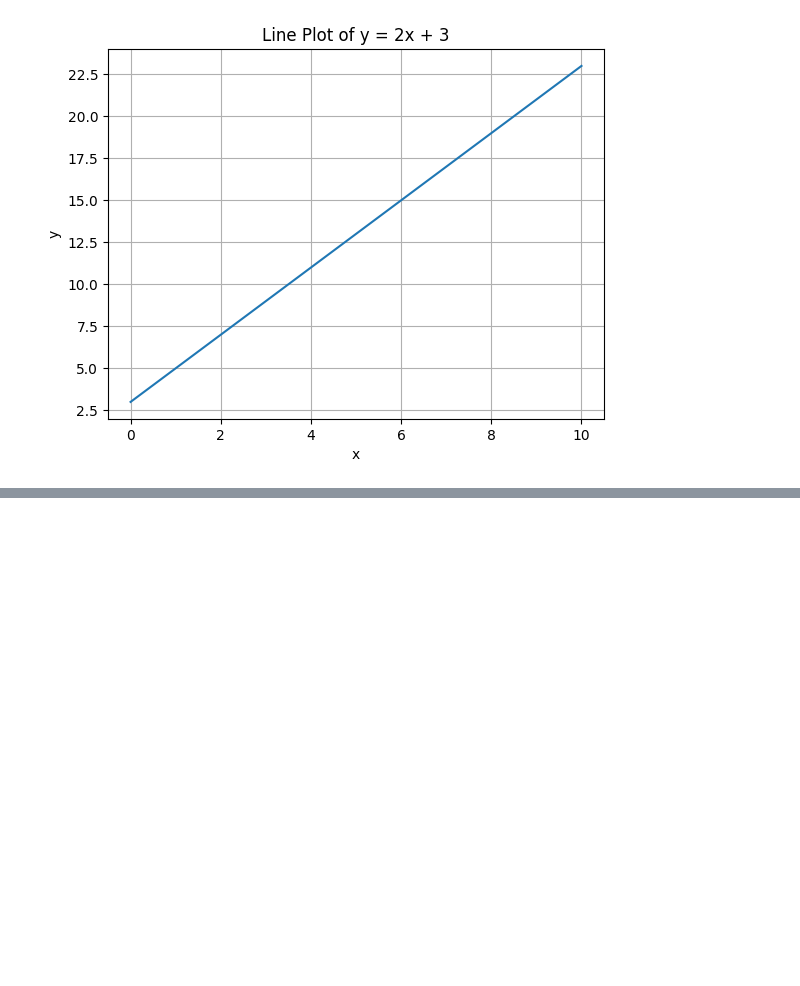
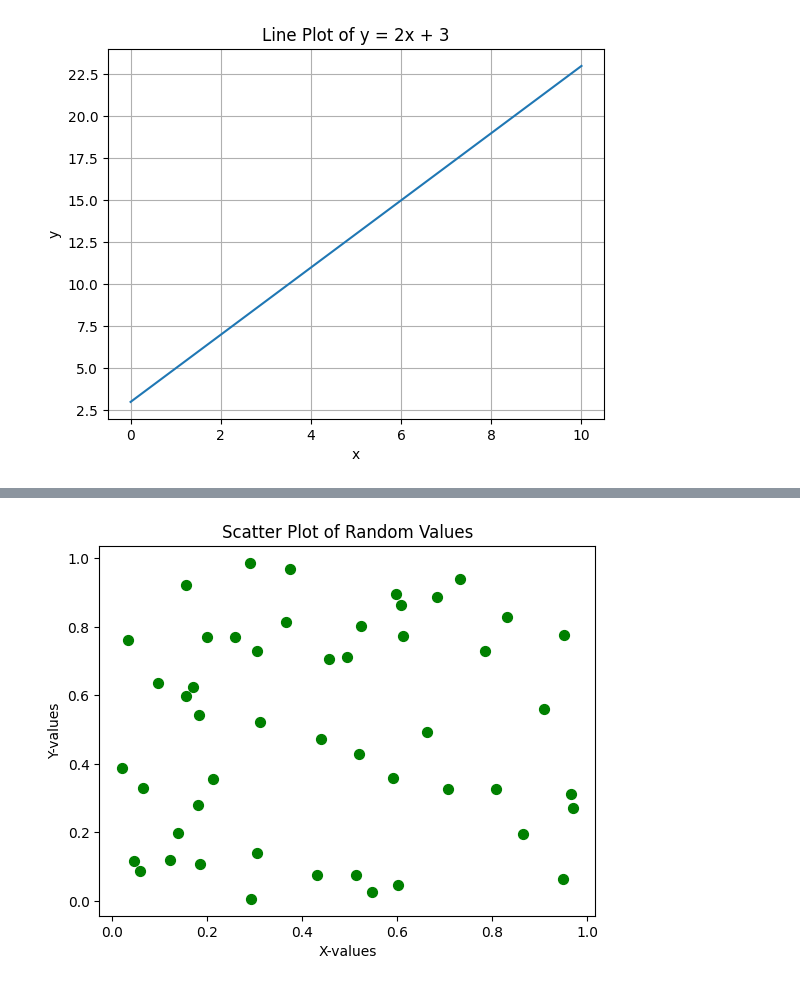
Before and after one commit to Shubhamkumar1908/ML, a Jupyter notebook: chapter_appendix-tools-for-deep-learning/jupyter.ipynb, the cells around one changed output, grey strips where cells are left out. Saved outputs shown, nothing was run; the diff lists cells and outputs as text; code cells hidden in the pictures; blank space fills up the shorter version.

```diff
--- a/chapter_appendix-tools-for-deep-learning/jupyter.ipynb
+++ b/chapter_appendix-tools-for-deep-learning/jupyter.ipynb
@@ -98,0 +166,17 @@ plt.show()
+# %%
+import numpy as np
+import matplotlib.pyplot as plt
+
+np.random.seed(42)
+x = np.random.rand(50)
+y = np.random.rand(50)
+
+plt.scatter(x, y, color='green', s=50)
+
+plt.title('Scatter Plot of Random Values')
+plt.xlabel('X-values')
+plt.ylabel('Y-values')
+
+plt.show()
+# %% [output]
+[figure, added]
```
Also changed, not shown: parts of 5 cells of this notebook.
